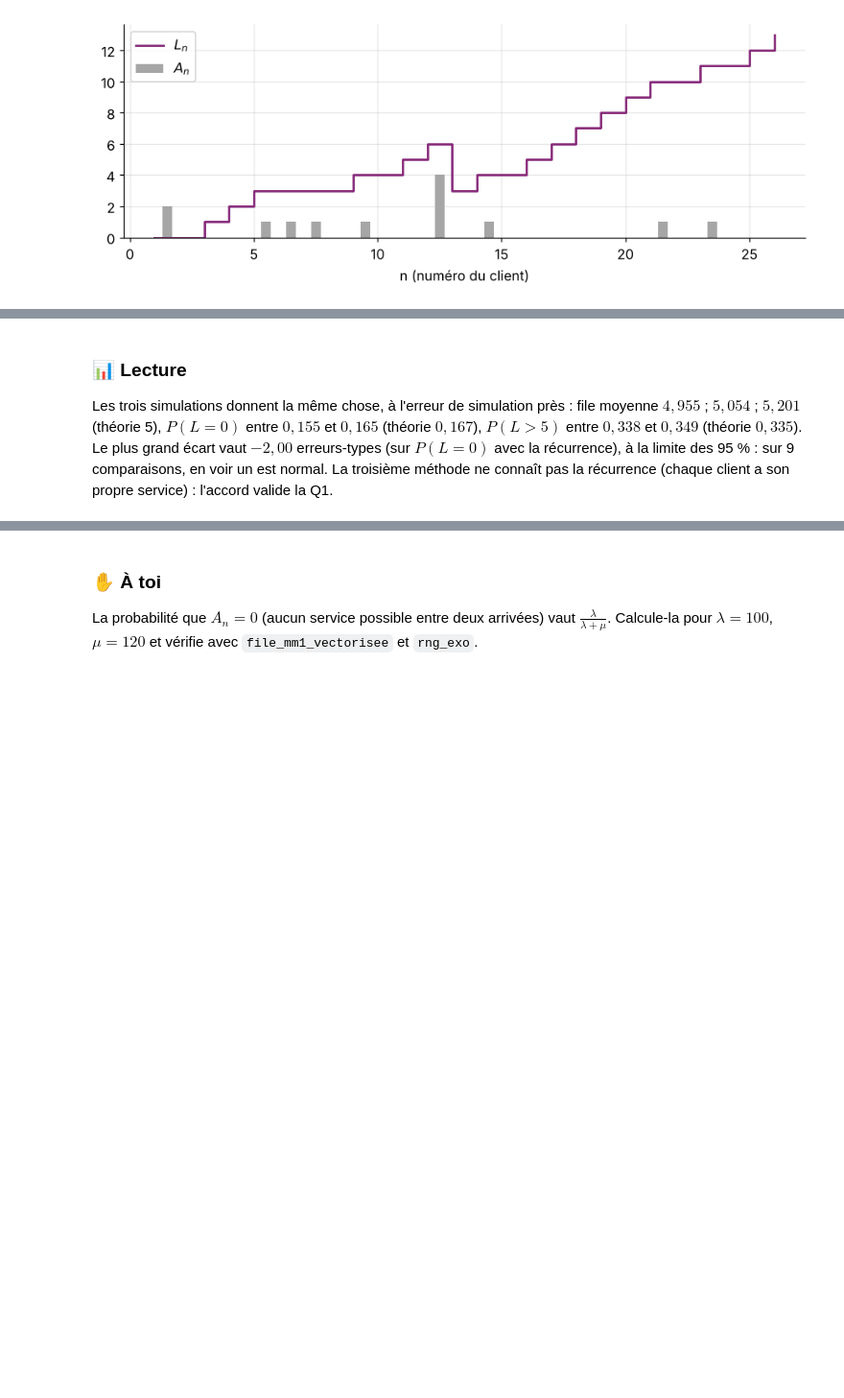
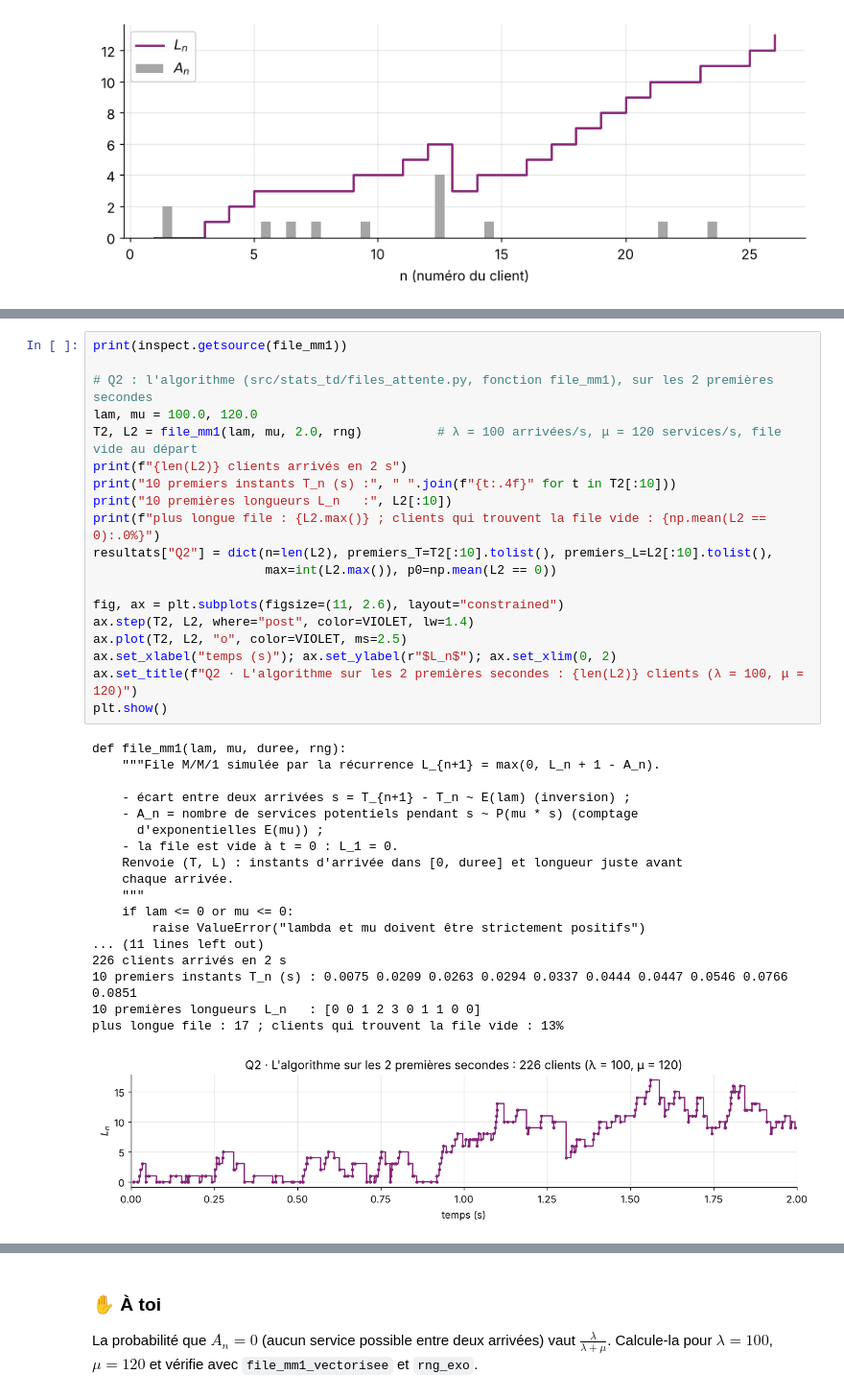
Before and after one commit to Este34/presentation_statistique, a Jupyter notebook: sujets/sujet4/s4_1_explique.ipynb, the cells around one changed output, grey strips where cells are left out. Shown at 96% size. Cells and saved outputs as stored; diff of their text form; blank space fills up the shorter version.

```diff
--- a/sujets/sujet4/s4_1_explique.ipynb
+++ b/sujets/sujet4/s4_1_explique.ipynb
@@ -1263,8 +1260,38 @@ directe FIFO                  30183   5.201   0.1606   0.3486   +0.57  -0.94  +0
-# %% [markdown]
-### 📊 Lecture
-Les trois simulations donnent la même chose, à l'erreur de simulation près : file moyenne $4{,}955$ ;
-$5{,}054$ ; $5{,}201$ (théorie 5), $P(L = 0)$ entre $0{,}155$ et $0{,}165$ (théorie $0{,}167$), $P(L > 5)$
-entre $0{,}338$ et $0{,}349$ (théorie $0{,}335$). Le plus grand écart vaut $-2{,}00$ erreurs-types (sur
-$P(L = 0)$ avec la récurrence), à la limite des 95 % : sur 9 comparaisons, en voir un est normal. La
-troisième méthode ne connaît pas la récurrence (chaque client a son propre service) : l'accord valide
-la Q1.
+# %%
+print(inspect.getsource(file_mm1))
+
+# Q2 : l'algorithme (src/stats_td/files_attente.py, fonction file_mm1), sur les 2 premières secondes
+lam, mu = 100.0, 120.0
+T2, L2 = file_mm1(lam, mu, 2.0, rng)          # λ = 100 arrivées/s, μ = 120 services/s, file vide au départ
+print(f"{len(L2)} clients arrivés en 2 s")
+print("10 premiers instants T_n (s) :", " ".join(f"{t:.4f}" for t in T2[:10]))
+print("10 premières longueurs L_n   :", L2[:10])
+print(f"plus longue file : {L2.max()} ; clients qui trouvent la file vide : {np.mean(L2 == 0):.0%}")
+resultats["Q2"] = dict(n=len(L2), premiers_T=T2[:10].tolist(), premiers_L=L2[:10].tolist(),
+                       max=int(L2.max()), p0=np.mean(L2 == 0))
+
+fig, ax = plt.subplots(figsize=(11, 2.6), layout="constrained")
+ax.step(T2, L2, where="post", color=VIOLET, lw=1.4)
+ax.plot(T2, L2, "o", color=VIOLET, ms=2.5)
+ax.set_xlabel("temps (s)"); ax.set_ylabel(r"$L_n$"); ax.set_xlim(0, 2)
+ax.set_title(f"Q2 · L'algorithme sur les 2 premières secondes : {len(L2)} clients (λ = 100, μ = 120)")
+plt.show()
+# %% [output]
+def file_mm1(lam, mu, duree, rng):
+    """File M/M/1 simulée par la récurrence L_{n+1} = max(0, L_n + 1 - A_n).
+
+    - écart entre deux arrivées s = T_{n+1} - T_n ~ E(lam) (inversion) ;
+    - A_n = nombre de services potentiels pendant s ~ P(mu * s) (comptage
+      d'exponentielles E(mu)) ;
+    - la file est vide à t = 0 : L_1 = 0.
+    Renvoie (T, L) : instants d'arrivée dans [0, duree] et longueur juste avant
+    chaque arrivée.
+    """
+    if lam <= 0 or mu <= 0:
+        raise ValueError("lambda et mu doivent être strictement positifs")
+... (11 lines left out)
+226 clients arrivés en 2 s
+10 premiers instants T_n (s) : 0.0075 0.0209 0.0263 0.0294 0.0337 0.0444 0.0447 0.0546 0.0766 0.0851
+10 premières longueurs L_n   : [0 0 1 2 3 0 1 1 0 0]
+plus longue file : 17 ; clients qui trouvent la file vide : 13%
+[figure, added]
```
Also changed, not shown: parts of 46 cells of this notebook, 14 other files.
